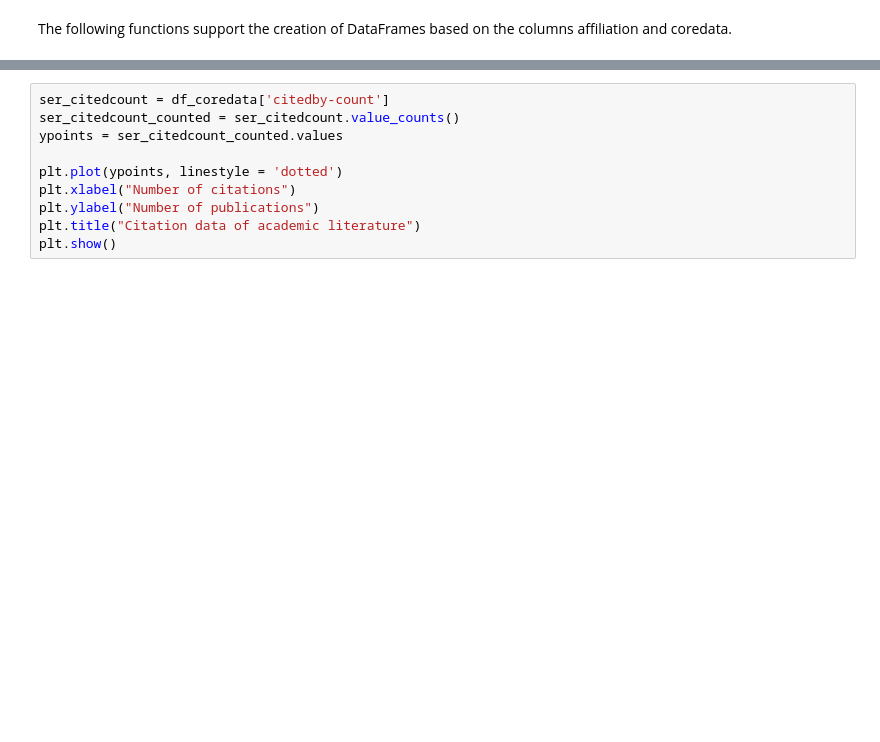
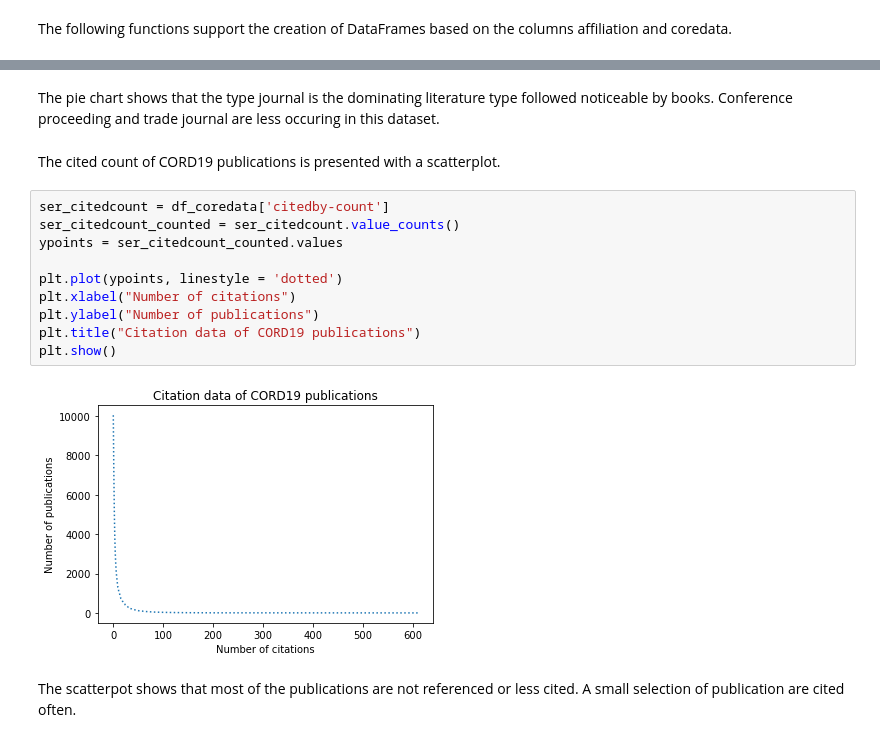
Before and after one commit to kopatri/cs5099masterthesis, a Jupyter notebook: notebooks/CORD-19-analyse-coredata-CS5099.ipynb, the cells around one changed output, grey strips where cells are left out. Drawn from its saved outputs; the diff is of its cells as text; blank space fills up the shorter version.

```diff
--- a/notebooks/CORD-19-analyse-coredata-CS5099.ipynb
+++ b/notebooks/CORD-19-analyse-coredata-CS5099.ipynb
@@ -125,12 +174,20 @@ plt.show()
+# %% [markdown]
+The pie chart shows that the type journal is the dominating literature type followed noticeable by books. Conference proceeding and trade journal are less occuring in this dataset.
+# %% [markdown]
+The cited count of CORD19 publications is presented with a scatterplot.
 # %%
 ser_citedcount = df_coredata['citedby-count']
 ser_citedcount_counted = ser_citedcount.value_counts()
 ypoints = ser_citedcount_counted.values
 
 plt.plot(ypoints, linestyle = 'dotted')
 plt.xlabel("Number of citations")
 plt.ylabel("Number of publications")
-plt.title("Citation data of academic literature")
+plt.title("Citation data of CORD19 publications")
 plt.show()
+# %% [output]
+[figure, added]
+# %% [markdown]
+The scatterpot shows that most of the publications are not referenced or less cited. A small selection of publication are cited often.
 # %%
 ser_citedcount_counted
```
Also changed, not shown: parts of 17 cells of this notebook, 1 other file.
